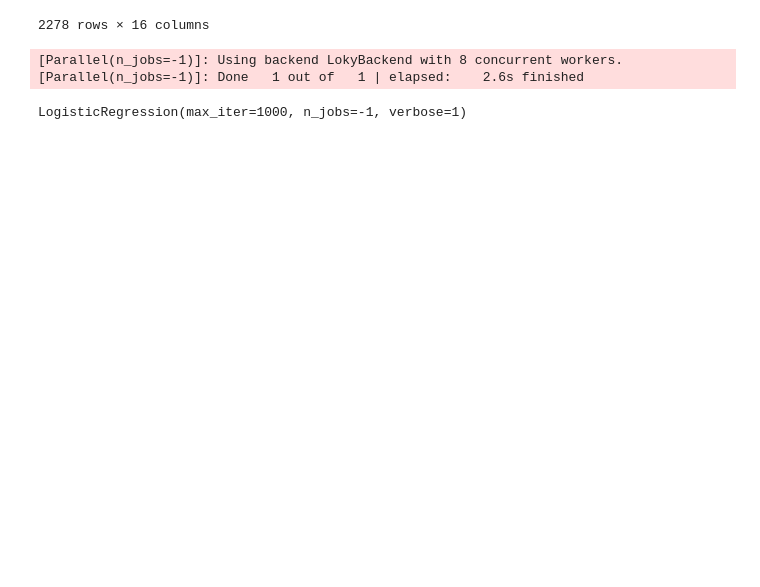
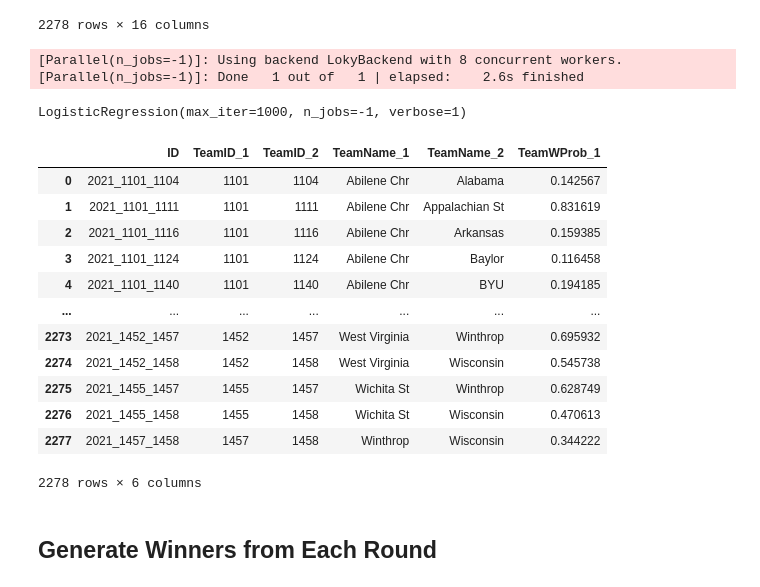
Before and after one commit to bradylange/march-madness-bracket-predictor, a Jupyter notebook: src/march_madness_bracket_predictor.ipynb, the cells around one changed output. Drawn from its saved outputs; the diff is of its cells as text; code cells hidden in the pictures; blank space fills up the shorter version.

Commit message:
Add displayment of predicted winning teams from each round

```diff
--- a/src/march_madness_bracket_predictor.ipynb
+++ b/src/march_madness_bracket_predictor.ipynb
@@ -1372,33 +1372,47 @@ y_pred = y_pred[:, 1]
 
 tourney_df["TeamWProb_1"] = y_pred
 
 # tourney_df[["TeamName_1", "TeamName_2", "TeamWProb_1"]]
 
 tourney_df_disp_teams = pd.merge(tourney_df[["ID", "TeamID_1", "TeamID_2", "TeamWProb_1"]], m_teams_df[["TeamName", "TeamID"]], left_on="TeamID_1", right_on="TeamID", how="left")
 tourney_df_disp_teams.drop(["TeamID"], axis=1, inplace=True)
 tourney_df_disp_teams = pd.merge(tourney_df_disp_teams, m_teams_df[["TeamName", "TeamID"]], left_on="TeamID_2", right_on="TeamID", how="left")
 tourney_df_disp_teams.drop(["TeamID"], axis=1, inplace=True)
 tourney_df_disp_teams = tourney_df_disp_teams.rename(columns={"TeamName_x": "TeamName_1", "TeamName_y": "TeamName_2"})
-tourney_df_disp_teams.drop(["TeamID_1", "TeamID_2"], axis=1, inplace=True)
-tourney_df_disp_teams = tourney_df_disp_teams[["ID", "TeamName_1", "TeamName_2", "TeamWProb_1"]]
+# tourney_df_disp_teams.drop(["TeamID_1", "TeamID_2"], axis=1, inplace=True)
+tourney_df_disp_teams = tourney_df_disp_teams[["ID", "TeamID_1", "TeamID_2", "TeamName_1", "TeamName_2", "TeamWProb_1"]]
 tourney_df_disp_teams
 
-tourney_df_disp_teams.to_csv("bracket.csv", index=False)
+# tourney_df_disp_teams.to_csv("bracket.csv", index=False)
 
 # y_pred = log_reg.predict_proba(
 #     tourney_df[[
 #         "PPGDiff", "WPercDiff", "OffEffDiff", "DefEffDiff",
 #         "MeanOrdinalRankDiff","MedianOrdinalRankDiff", "MasseyOrdinalRankDiff",
 #         "BPI RKDiff", "SOS RKDiff", "SOR RKDiff"
 #     ]]
 # )
 # y_pred = y_pred[:, 1]
 
 # stage_2_submission_df = tourney_df[["ID"]].copy()
 # stage_2_submission_df["Pred"] = y_pred
 
 # stage_2_submission_df["TeamID_1"] = stage_1_submission_df["ID"].apply(lambda row: row[5:9])
 # stage_2_submission_df["TeamID_2"] = stage_1_submission_df["ID"].apply(lambda row: row[10:14])
 # stage_2_submission_df.merge(m_teams_df)
 # stage_2_submission_df
 # stage_2_submission_df.to_csv(m_subm_stage_2_output_path, index=False)
+# %% [output]
+|  | ID | TeamID_1 | TeamID_2 | TeamName_1 | TeamName_2 | TeamWProb_1 |
+| 0 | 2021_1101_1104 | 1101 | 1104 | Abilene Chr | Alabama | 0.142567 |
+| 1 | 2021_1101_1111 | 1101 | 1111 | Abilene Chr | Appalachian St | 0.831619 |
+| 2 | 2021_1101_1116 | 1101 | 1116 | Abilene Chr | Arkansas | 0.159385 |
+| 3 | 2021_1101_1124 | 1101 | 1124 | Abilene Chr | Baylor | 0.116458 |
+| 4 | 2021_1101_1140 | 1101 | 1140 | Abilene Chr | BYU | 0.194185 |
+| ... | ... | ... | ... | ... | ... | ... |
+| 2273 | 2021_1452_1457 | 1452 | 1457 | West Virginia | Winthrop | 0.695932 |
+| 2274 | 2021_1452_1458 | 1452 | 1458 | West Virginia | Wisconsin | 0.545738 |
+| 2275 | 2021_1455_1457 | 1455 | 1457 | Wichita St | Winthrop | 0.628749 |
+| 2276 | 2021_1455_1458 | 1455 | 1458 | Wichita St | Wisconsin | 0.470613 |
+| 2277 | 2021_1457_1458 | 1457 | 1458 | Winthrop | Wisconsin | 0.344222 |
+2278 rows × 6 columns
@@ -1404,0 +1454,2 @@ tourney_df_disp_teams.to_csv("bracket.csv", index=False)
+# %% [markdown]
+## Generate Winners from Each Round
```
Also changed, not shown: parts of 2 cells of this notebook.
